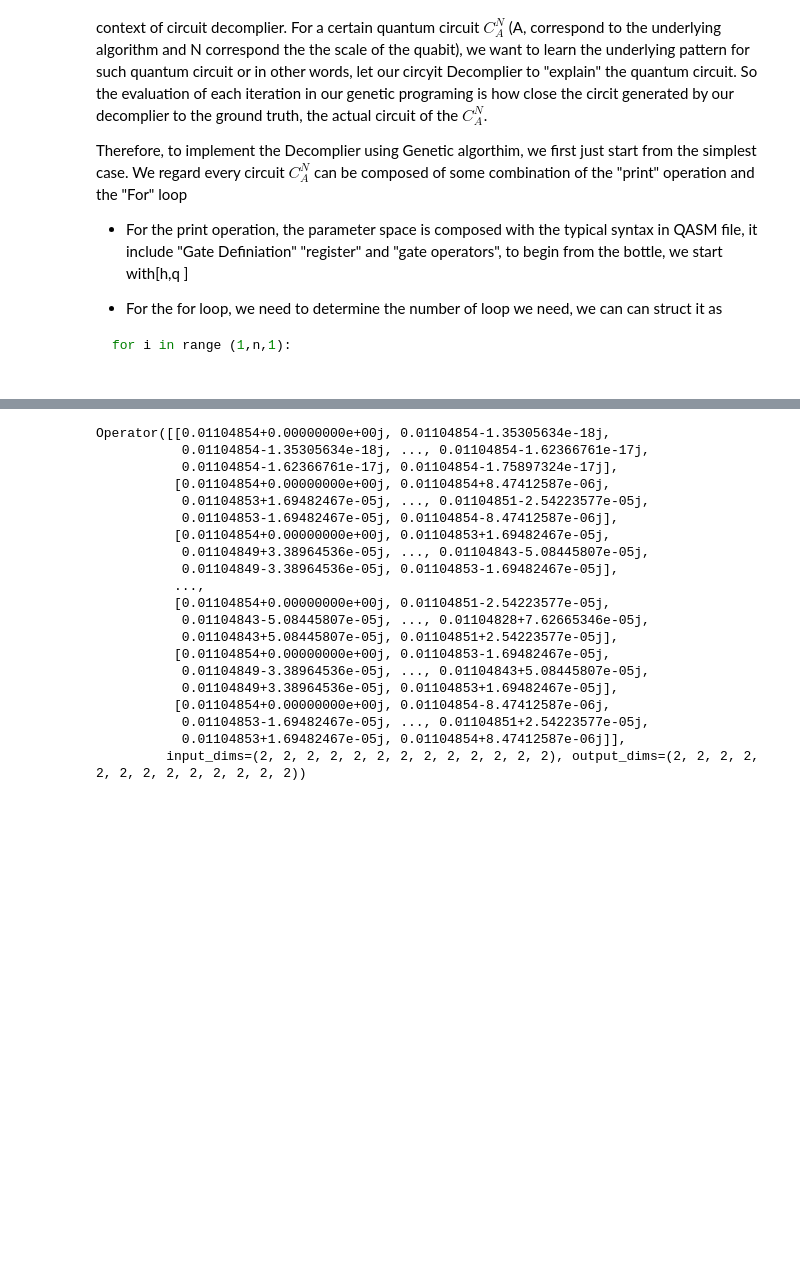
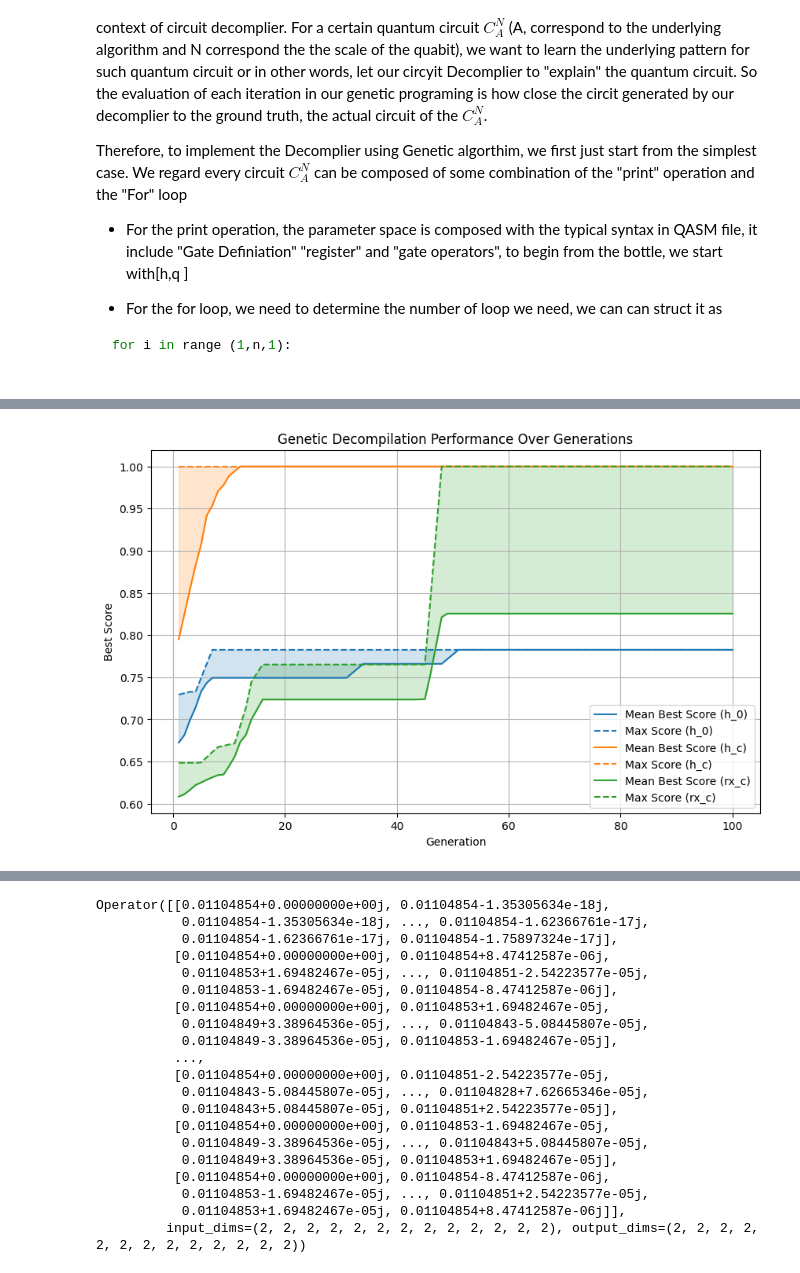
Before and after one commit to XlxlICE/Quantum-Circuit-Decompiler-, a Jupyter notebook: Decomplier.ipynb, the cells around one changed output, grey strips where cells are left out. Cells and saved outputs as stored; diff of their text form; code cells hidden in the pictures; blank space fills up the shorter version.

```diff
--- a/Decomplier.ipynb
+++ b/Decomplier.ipynb
@@ -377,13 +54,0 @@ class GPT2Tokenizer(PreTrainedTokenizer):
-# %%
-# Defining the tokenizer
-# Minor bug: Prints a number for some reason
-with open('gpt_tokenizer/vocab.json', encoding="utf-8") as vocab_handle:
-        GPT2Tokenizer.encoder = json.load(vocab_handle)
-tokenizer = GPT2Tokenizer.from_pretrained('gpt_tokenizer')
-tokenizer.add_special_tokens({
-    "eos_token": "</s>",
-    "bos_token": "<s>",
-    "unk_token": "<unk>",
-    "pad_token": "<pad>",
-    "mask_token": "<mask>"
-})
@@ -477,10 +54,0 @@ SyntaxError: EOF while scanning triple-quoted string literal (2842501474.py, lin
-# %%
-from qiskit import QuantumCircuit
-
-# Path to your QASM file
-qasm_file_path = 'Circuits\qft_2.qasm'
-# Read the QASM file
-quantum_circuit = QuantumCircuit.from_qasm_file(qasm_file_path)
-
-# Print the quantum circuit to see its contents
-print(quantum_circuit)
@@ -688,0 +1143,11 @@ Generation 100/100 completed in 0.00 seconds
+# %%
+
+# To execute the genetic algorithm:
+decompiler = genetic_Decompiler(operations=['h', 'x', 'rx', 'swap','cp'],qubit_limit=10,
+                                generations=5,algorithm_name='h_0',compare_method='combined',max_loop_depth=2,
+                                perform_crossover=True,perform_mutation=True,pop_size=30,perform_annealing=True,
+                                new_gen_rate=0.2,crossover_rate=0.2,mutation_rate=0.4,max_length=10)
+operations=decompiler.get_quantum_gates_from_qasm()
+decompiler.operations=operations
+best_code, best_score, all_scores = decompiler.run()
+print(best_code[-1], '\n', best_score, '\n',all_scores)
@@ -688,0 +1419,8 @@ Generation 100/100 completed in 0.00 seconds
+# %%
+algorithm = ['h_0', 'h_c', 'rx_c']
+plotter = GeneticDecompilationPlotter(algorithm_name='example', algorithms=algorithm)
+all_best_scores, all_scores, all_individual = plotter.load_data('simple_test')
+# Plot scores and save the figure
+plotter.plot_scores(all_best_scores, save_path='Figure/simple_test.png')
+# %% [output]
+[figure, added]
```
Also changed, not shown: parts of 75 cells of this notebook, 5 other files.
